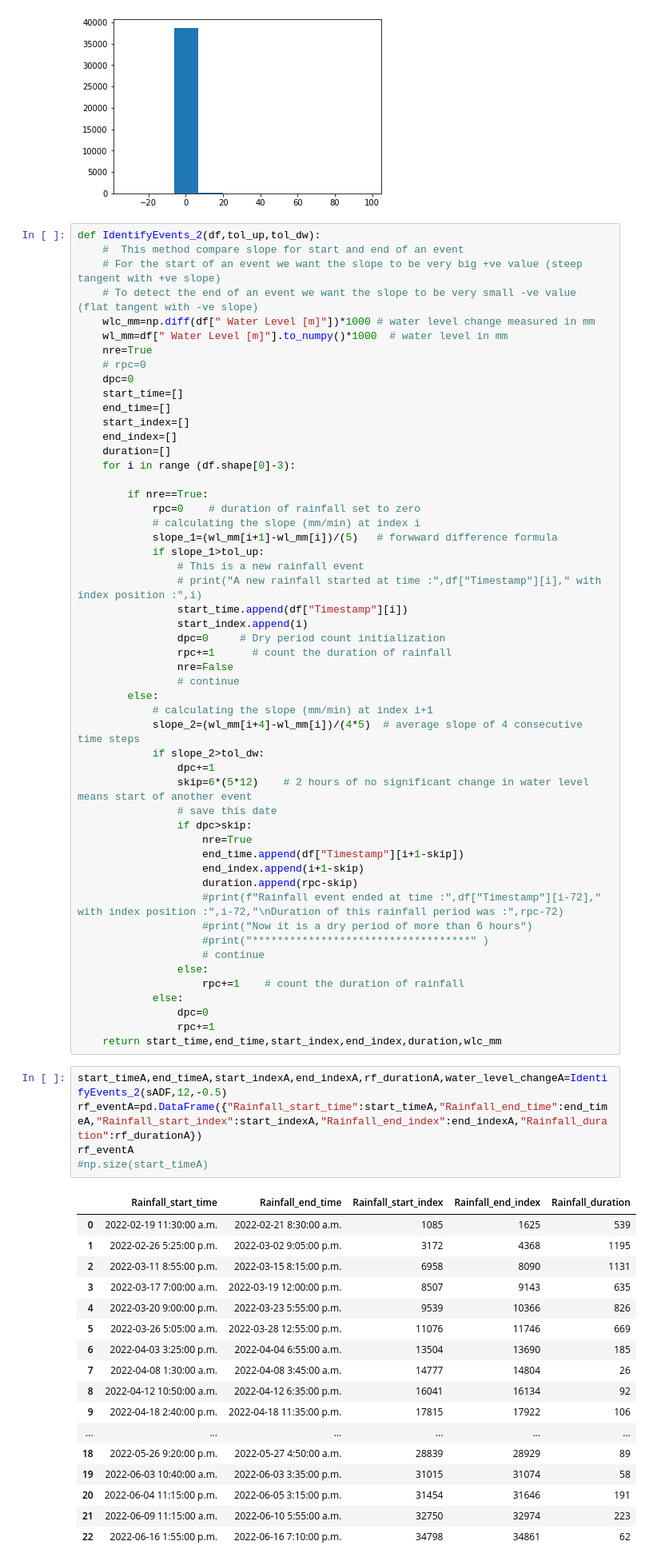
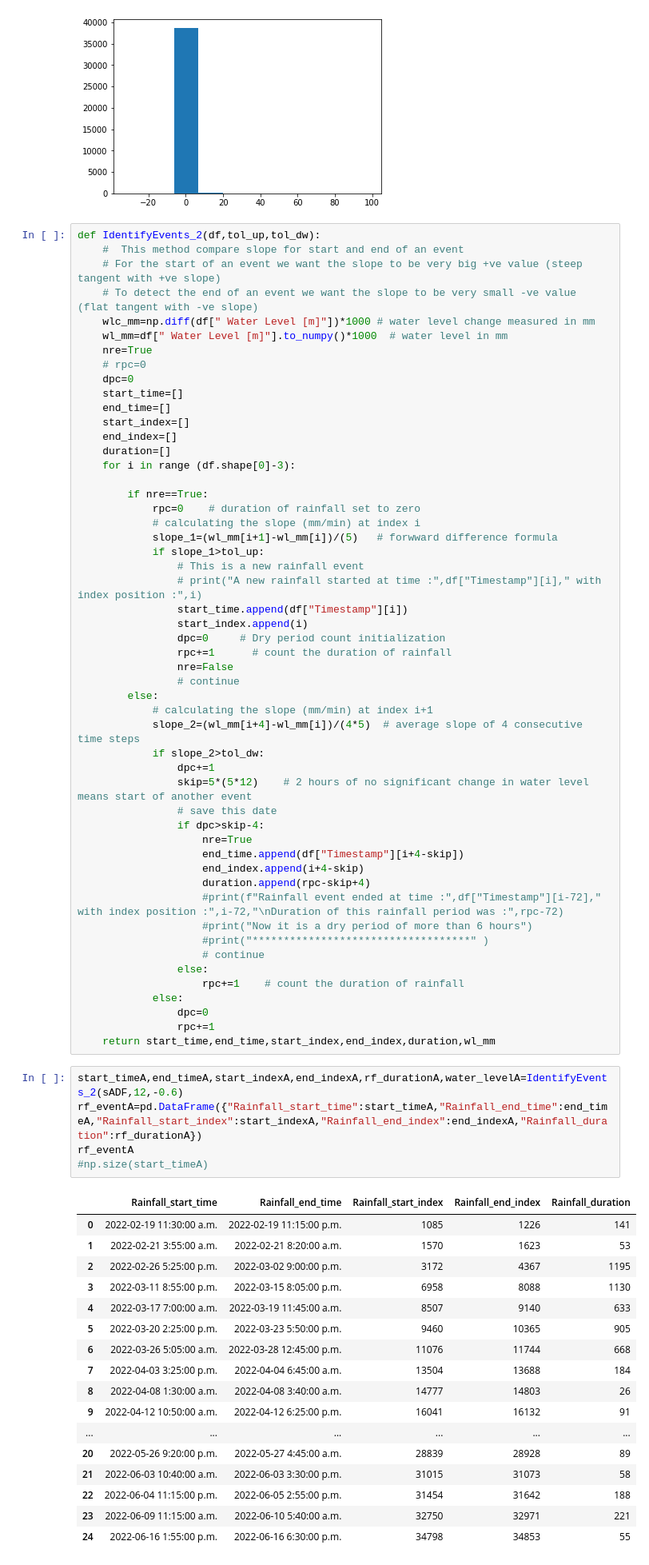
Before and after one commit to hasibum/m2pi22-Novion-Project, a Jupyter notebook: water_level_data.ipynb, the cells around one changed output. Shown at 80% size. Drawn from its saved outputs; the diff is of its cells as text.

```diff
--- a/water_level_data.ipynb
+++ b/water_level_data.ipynb
@@ -75,13 +75,13 @@ def IdentifyEvents_2(df,tol_up,tol_dw):
             slope_2=(wl_mm[i+4]-wl_mm[i])/(4*5)  # average slope of 4 consecutive time steps
             if slope_2>tol_dw:
                 dpc+=1
-                skip=6*(5*12)    # 2 hours of no significant change in water level means start of another event
+                skip=5*(5*12)    # 2 hours of no significant change in water level means start of another event
                 # save this date
-                if dpc>skip:
+                if dpc>skip-4:
                     nre=True
-                    end_time.append(df["Timestamp"][i+1-skip])
-                    end_index.append(i+1-skip)
-                    duration.append(rpc-skip)
+                    end_time.append(df["Timestamp"][i+4-skip])
+                    end_index.append(i+4-skip)
+                    duration.append(rpc-skip+4)
                     #print(f"Rainfall event ended at time :",df["Timestamp"][i-72]," with index position :",i-72,"\nDuration of this rainfall period was :",rpc-72)
                     #print("Now it is a dry period of more than 6 hours")
                     #print("***********************************" )
@@ -91,28 +91,28 @@ def IdentifyEvents_2(df,tol_up,tol_dw):
             else:
                 dpc=0
                 rpc+=1
-    return start_time,end_time,start_index,end_index,duration,wlc_mm
+    return start_time,end_time,start_index,end_index,duration,wl_mm
 # %%
-start_timeA,end_timeA,start_indexA,end_indexA,rf_durationA,water_level_changeA=IdentifyEvents_2(sADF,12,-0.5)
+start_timeA,end_timeA,start_indexA,end_indexA,rf_durationA,water_levelA=IdentifyEvents_2(sADF,12,-0.6)
 rf_eventA=pd.DataFrame({"Rainfall_start_time":start_timeA,"Rainfall_end_time":end_timeA,"Rainfall_start_index":start_indexA,"Rainfall_end_index":end_indexA,"Rainfall_duration":rf_durationA})
 rf_eventA
 #np.size(start_timeA)
 # %% [output]
 |  | Rainfall_start_time | Rainfall_end_time | Rainfall_start_index | Rainfall_end_index | Rainfall_duration |
-| 0 | 2022-02-19 11:30:00 a.m. | 2022-02-21 8:30:00 a.m. | 1085 | 1625 | 539 |
-| 1 | 2022-02-26 5:25:00 p.m. | 2022-03-02 9:05:00 p.m. | 3172 | 4368 | 1195 |
-| 2 | 2022-03-11 8:55:00 p.m. | 2022-03-15 8:15:00 p.m. | 6958 | 8090 | 1131 |
-| 3 | 2022-03-17 7:00:00 a.m. | 2022-03-19 12:00:00 p.m. | 8507 | 9143 | 635 |
-| 4 | 2022-03-20 9:00:00 p.m. | 2022-03-23 5:55:00 p.m. | 9539 | 10366 | 826 |
-| 5 | 2022-03-26 5:05:00 a.m. | 2022-03-28 12:55:00 p.m. | 11076 | 11746 | 669 |
-| 6 | 2022-04-03 3:25:00 p.m. | 2022-04-04 6:55:00 a.m. | 13504 | 13690 | 185 |
-| 7 | 2022-04-08 1:30:00 a.m. | 2022-04-08 3:45:00 a.m. | 14777 | 14804 | 26 |
-| 8 | 2022-04-12 10:50:00 a.m. | 2022-04-12 6:35:00 p.m. | 16041 | 16134 | 92 |
-| 9 | 2022-04-18 2:40:00 p.m. | 2022-04-18 11:35:00 p.m. | 17815 | 17922 | 106 |
+| 0 | 2022-02-19 11:30:00 a.m. | 2022-02-19 11:15:00 p.m. | 1085 | 1226 | 141 |
+| 1 | 2022-02-21 3:55:00 a.m. | 2022-02-21 8:20:00 a.m. | 1570 | 1623 | 53 |
+| 2 | 2022-02-26 5:25:00 p.m. | 2022-03-02 9:00:00 p.m. | 3172 | 4367 | 1195 |
+| 3 | 2022-03-11 8:55:00 p.m. | 2022-03-15 8:05:00 p.m. | 6958 | 8088 | 1130 |
+| 4 | 2022-03-17 7:00:00 a.m. | 2022-03-19 11:45:00 a.m. | 8507 | 9140 | 633 |
+| 5 | 2022-03-20 2:25:00 p.m. | 2022-03-23 5:50:00 p.m. | 9460 | 10365 | 905 |
+| 6 | 2022-03-26 5:05:00 a.m. | 2022-03-28 12:45:00 p.m. | 11076 | 11744 | 668 |
+| 7 | 2022-04-03 3:25:00 p.m. | 2022-04-04 6:45:00 a.m. | 13504 | 13688 | 184 |
+| 8 | 2022-04-08 1:30:00 a.m. | 2022-04-08 3:40:00 a.m. | 14777 | 14803 | 26 |
+| 9 | 2022-04-12 10:50:00 a.m. | 2022-04-12 6:25:00 p.m. | 16041 | 16132 | 91 |
 | ... | ... | ... | ... | ... | ... |
-| 18 | 2022-05-26 9:20:00 p.m. | 2022-05-27 4:50:00 a.m. | 28839 | 28929 | 89 |
-| 19 | 2022-06-03 10:40:00 a.m. | 2022-06-03 3:35:00 p.m. | 31015 | 31074 | 58 |
-| 20 | 2022-06-04 11:15:00 p.m. | 2022-06-05 3:15:00 p.m. | 31454 | 31646 | 191 |
-| 21 | 2022-06-09 11:15:00 a.m. | 2022-06-10 5:55:00 a.m. | 32750 | 32974 | 223 |
-| 22 | 2022-06-16 1:55:00 p.m. | 2022-06-16 7:10:00 p.m. | 34798 | 34861 | 62 |
+| 20 | 2022-05-26 9:20:00 p.m. | 2022-05-27 4:45:00 a.m. | 28839 | 28928 | 89 |
+| 21 | 2022-06-03 10:40:00 a.m. | 2022-06-03 3:30:00 p.m. | 31015 | 31073 | 58 |
+| 22 | 2022-06-04 11:15:00 p.m. | 2022-06-05 2:55:00 p.m. | 31454 | 31642 | 188 |
+| 23 | 2022-06-09 11:15:00 a.m. | 2022-06-10 5:40:00 a.m. | 32750 | 32971 | 221 |
+| 24 | 2022-06-16 1:55:00 p.m. | 2022-06-16 6:30:00 p.m. | 34798 | 34853 | 55 |
 # %%
```
Also changed, not shown: parts of 4 cells of this notebook.
